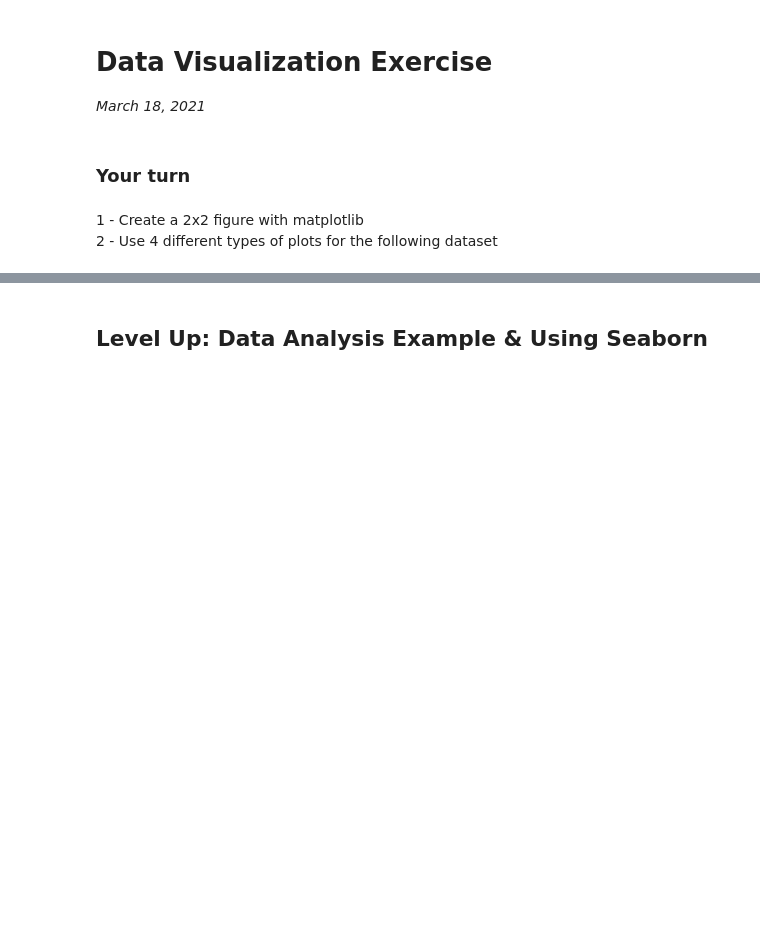
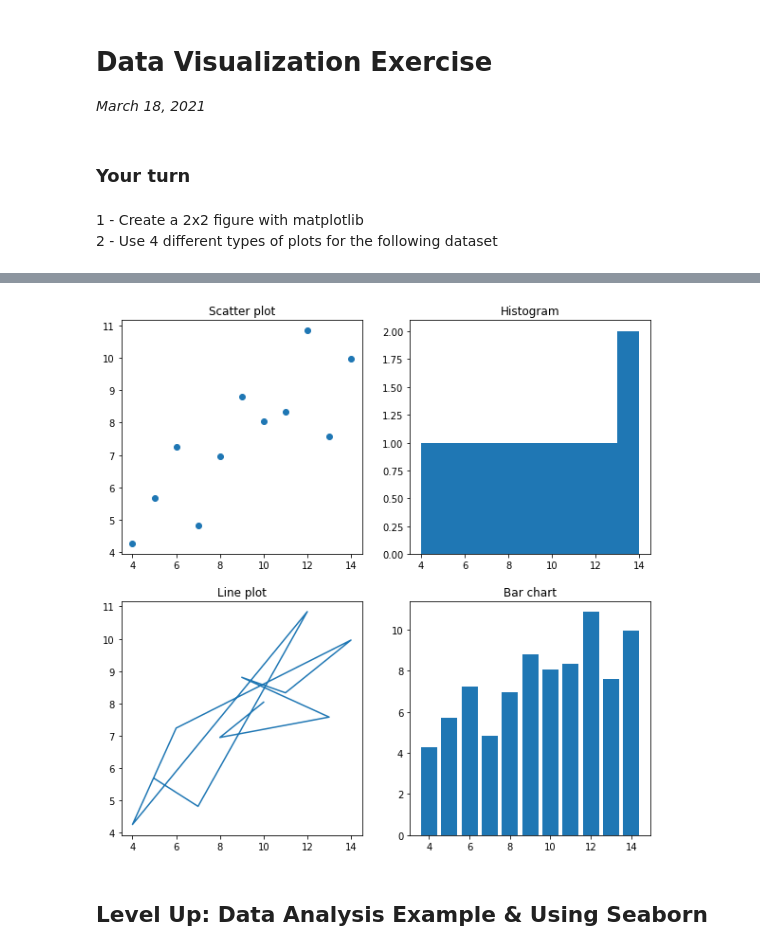
Before and after one commit to jayce7376/data_viz_exercise, a Jupyter notebook: Data_Viz.ipynb, the cells around one changed output, grey strips where cells are left out. Saved outputs shown, nothing was run; the diff lists cells and outputs as text; code cells hidden in the pictures; blank space fills up the shorter version.

```diff
--- a/Data_Viz.ipynb
+++ b/Data_Viz.ipynb
@@ -41,9 +55,14 @@ axes[_][_].___(_,_)
 # %%
 # Add titles to each of the axes objects
-#axes[_][_].set_title('Scatter plot')
-#axes[_][_]._('Line plot')
-#axes[_][_]._('Histogram')
-#axes[_][_]._('Bar chart')
+
+axes[0][0].set_title('Scatter plot')
+axes[1][0].set_title('Line plot')
+axes[0][1].set_title('Histogram')
+axes[1][1].set_title('Bar chart')
+
+fig
+# %% [output]
+[figure, added]
 # %% [markdown]
 ## Level Up: Data Analysis Example & Using Seaborn
 # %%
```
Also changed, not shown: parts of 10 cells of this notebook.
